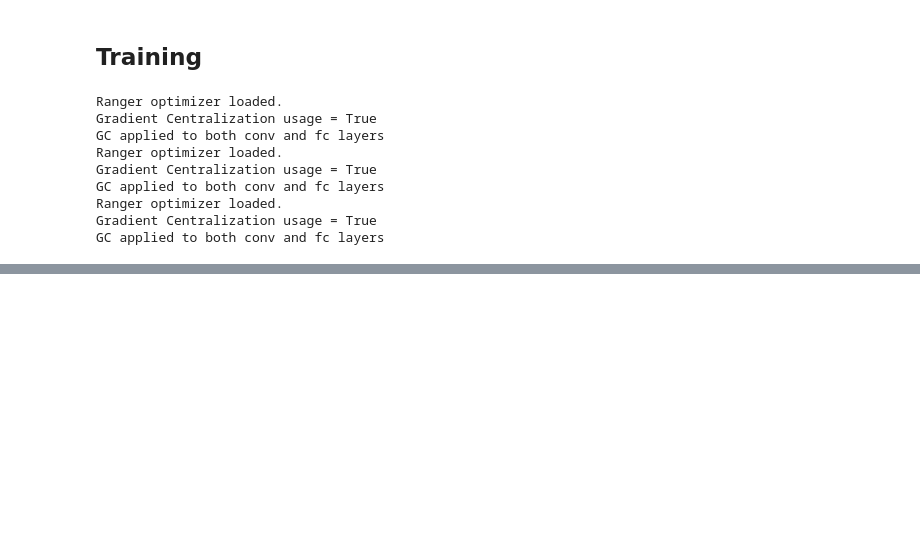
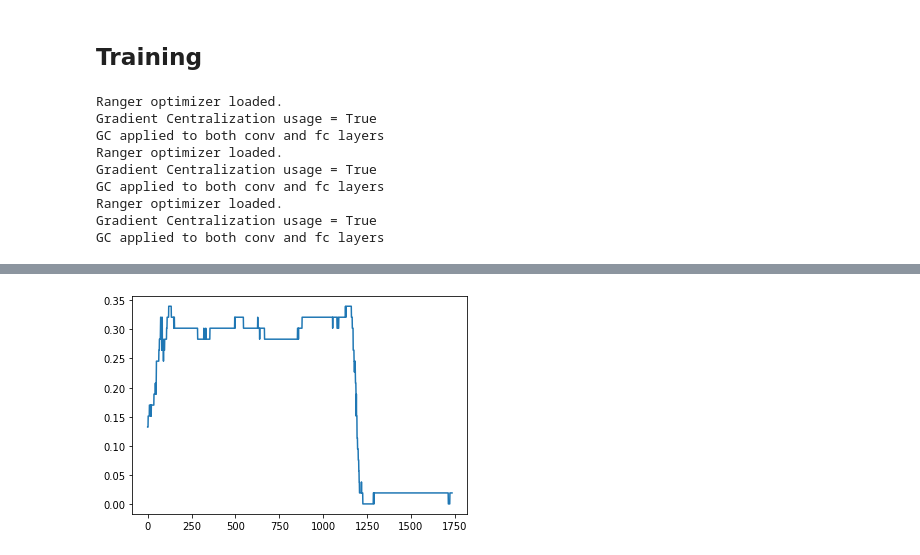
Before and after one commit to shashist/recsys-rl, a Jupyter notebook: recsys_rl.ipynb, the cells around one changed output, grey strips where cells are left out. Drawn from its saved outputs; the diff is of its cells as text; code cells hidden in the pictures; blank space fills up the shorter version.

```diff
--- a/recsys_rl.ipynb
+++ b/recsys_rl.ipynb
@@ -506,0 +541,4 @@ for user_id in tqdm.tqdm(range(len(users))):
+# %%
+plt.plot(hits);
+# %% [output]
+[figure, added]
```
Also changed, not shown: parts of 19 cells of this notebook, 6 other files.
